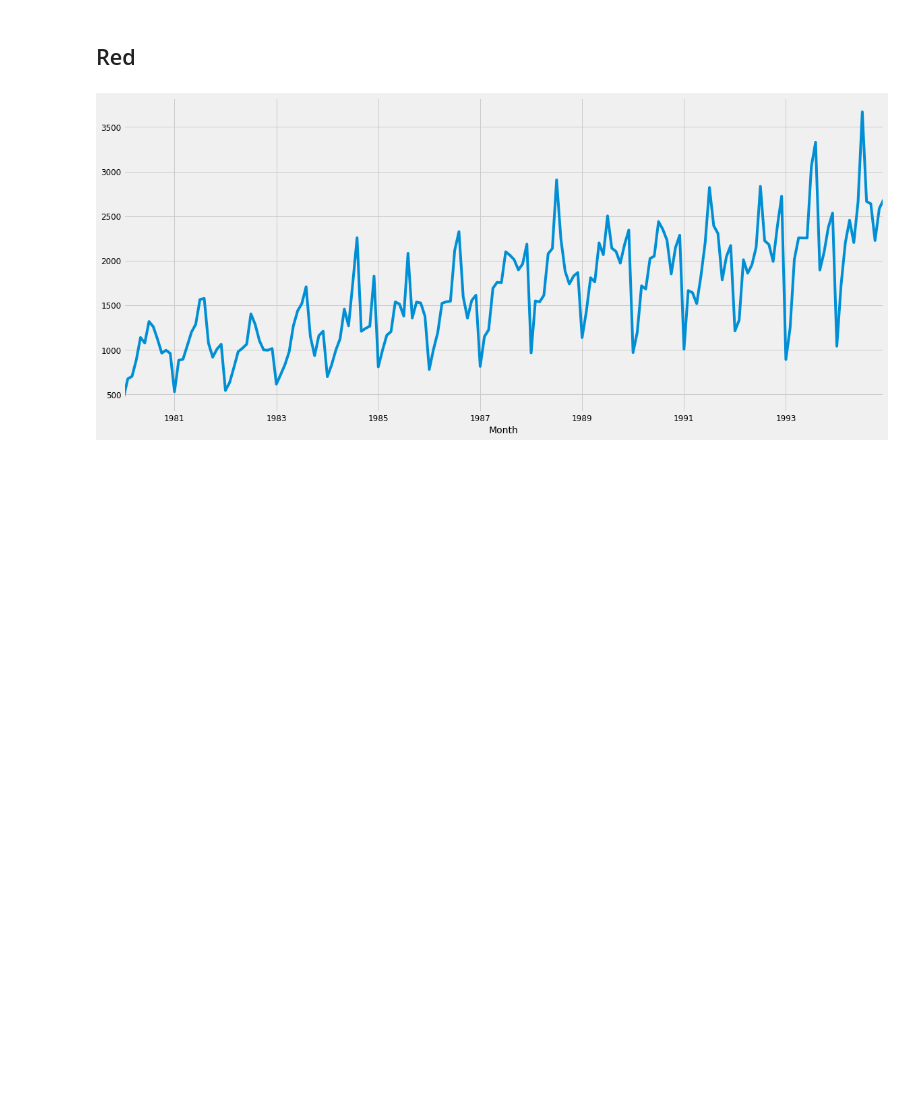
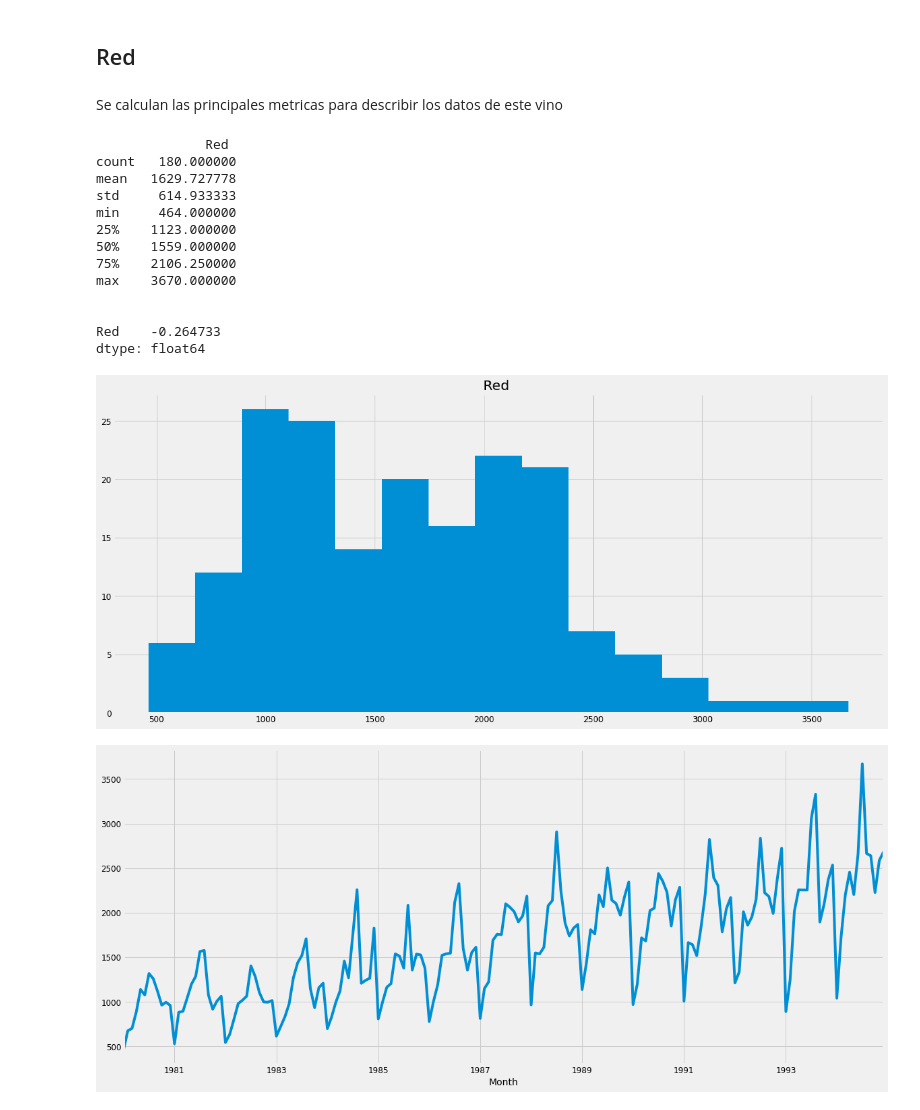
Before and after one commit to DiegoPincheiraIb/EL5206_Assignments, a Jupyter notebook: Lab_Vinos_luckas.ipynb, the cells around one changed output. Drawn from its saved outputs; the diff is of its cells as text; code cells hidden in the pictures; blank space fills up the shorter version.

```diff
--- a/Lab_Vinos_luckas.ipynb
+++ b/Lab_Vinos_luckas.ipynb
@@ -191,6 +214,29 @@ El MSE de las predicciones es 61567.01
 El RMSE de las predicciones es 248.13
 # %% [markdown]
 ## Red
+# %% [markdown]
+Se calculan las principales metricas para describir los datos de este vino
+# %%
+print(red.describe())
+print('\n')
+print(red.kurtosis())
+print('\n')
+hist = red.hist(bins=15)
+# %% [output]
+              Red
+count   180.000000
+mean   1629.727778
+std     614.933333
+min     464.000000
+25%    1123.000000
+50%    1559.000000
+75%    2106.250000
+max    3670.000000
+
+
+Red    -0.264733
+dtype: float64
+[figure, added]
 # %%
 y_red = Reordenamiento_Meses(red, 'Red ')
 SARIMA_Param(y_red)
```
Also changed, not shown: parts of 17 cells of this notebook.
